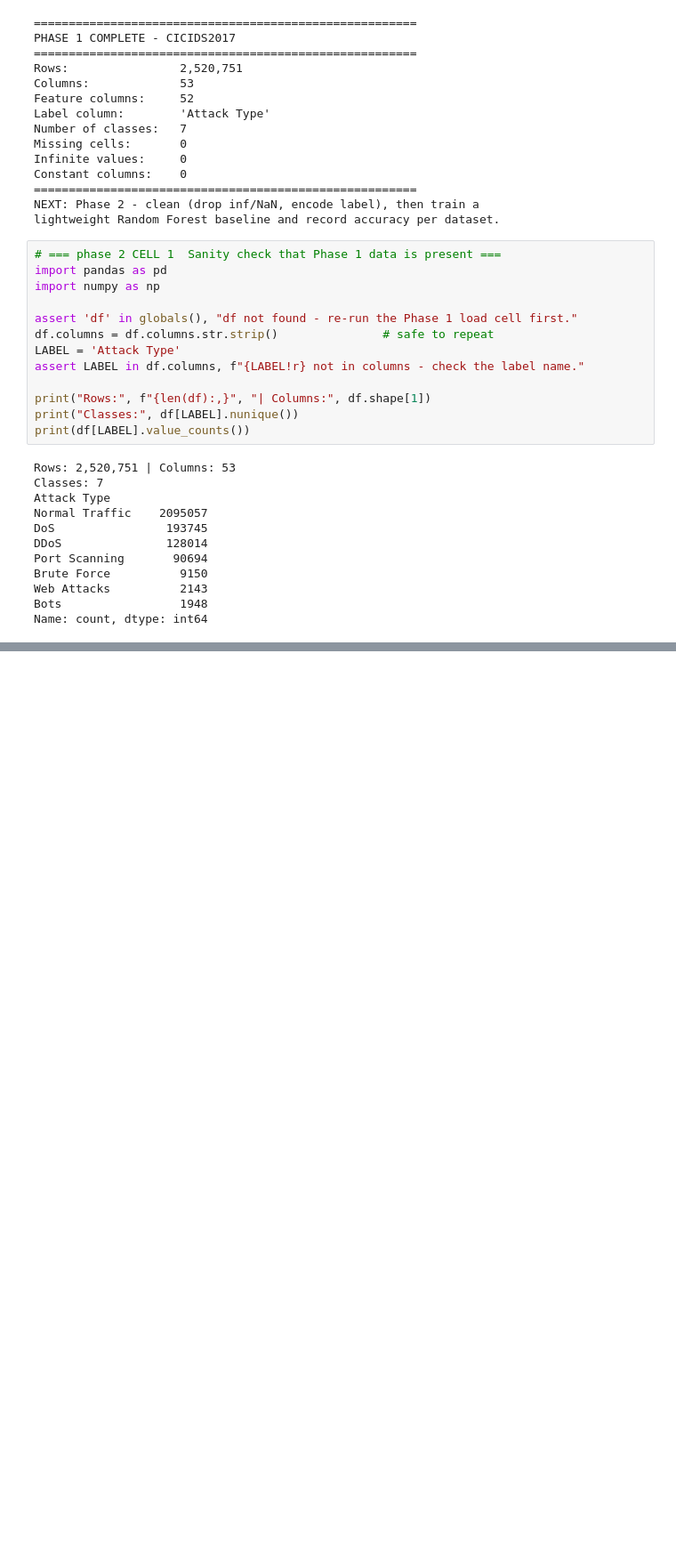
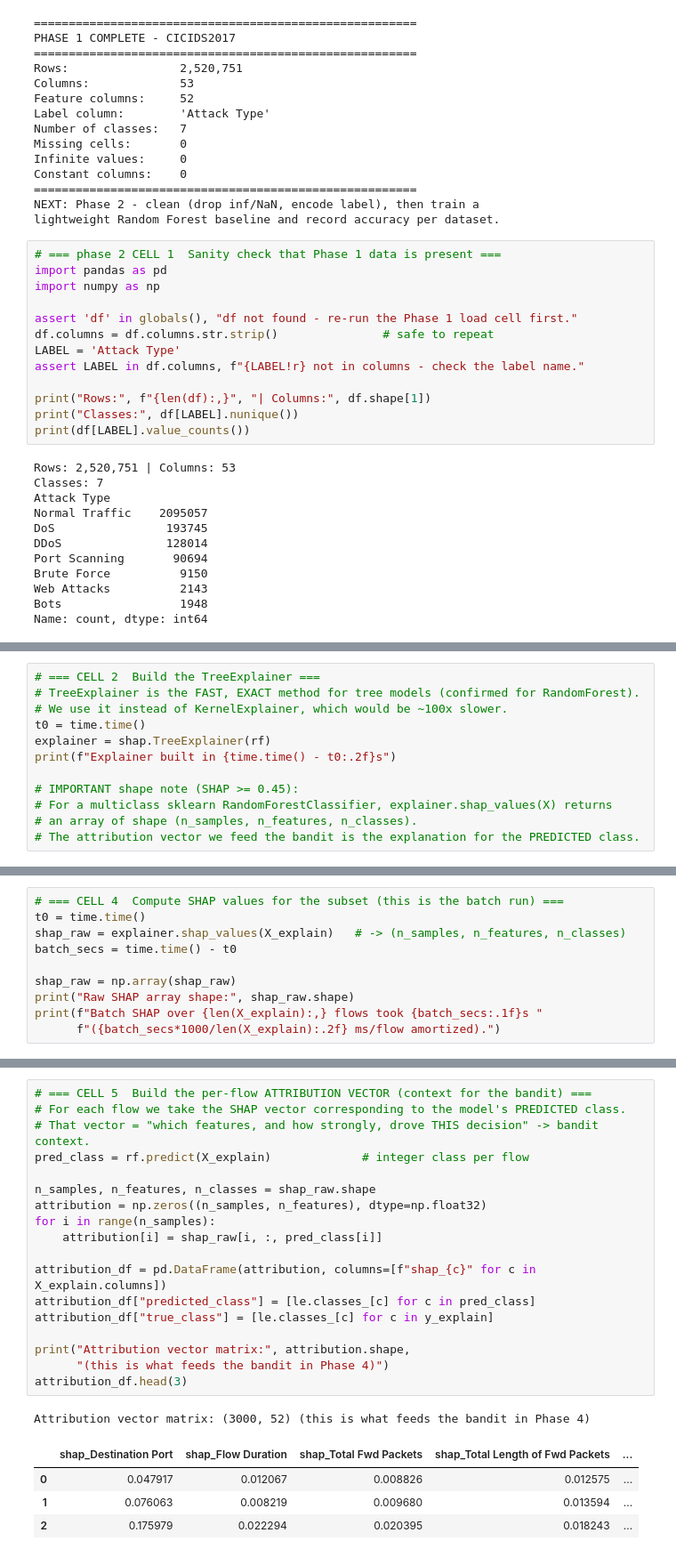
Before and after one commit to dhruvsacharya2007-del/CN_PROJECT, a Jupyter notebook: Phase1_Dataset_Loading.ipynb, the cells around one changed output, grey strips where cells are left out. Shown at 89% size. Saved outputs shown, nothing was run; the diff lists cells and outputs as text; blank space fills up the shorter version.

```diff
--- a/Phase1_Dataset_Loading.ipynb
+++ b/Phase1_Dataset_Loading.ipynb
@@ -430,0 +471,12 @@ vectors, and MEASURE explanation latency (ms per sample).
+# %%
+# === CELL 2  Build the TreeExplainer ===
+# TreeExplainer is the FAST, EXACT method for tree models (confirmed for RandomForest).
+# We use it instead of KernelExplainer, which would be ~100x slower.
+t0 = time.time()
+explainer = shap.TreeExplainer(rf)
+print(f"Explainer built in {time.time() - t0:.2f}s")
+
+# IMPORTANT shape note (SHAP >= 0.45):
+# For a multiclass sklearn RandomForestClassifier, explainer.shap_values(X) returns
+# an array of shape (n_samples, n_features, n_classes).
+# The attribution vector we feed the bandit is the explanation for the PREDICTED class.
@@ -430,0 +505,10 @@ vectors, and MEASURE explanation latency (ms per sample).
+# %%
+# === CELL 4  Compute SHAP values for the subset (this is the batch run) ===
+t0 = time.time()
+shap_raw = explainer.shap_values(X_explain)   # -> (n_samples, n_features, n_classes)
+batch_secs = time.time() - t0
+
+shap_raw = np.array(shap_raw)
+print("Raw SHAP array shape:", shap_raw.shape)
+print(f"Batch SHAP over {len(X_explain):,} flows took {batch_secs:.1f}s "
+      f"({batch_secs*1000/len(X_explain):.2f} ms/flow amortized).")
@@ -430,0 +518,24 @@ vectors, and MEASURE explanation latency (ms per sample).
+# %%
+# === CELL 5  Build the per-flow ATTRIBUTION VECTOR (context for the bandit) ===
+# For each flow we take the SHAP vector corresponding to the model's PREDICTED class.
+# That vector = "which features, and how strongly, drove THIS decision" -> bandit context.
+pred_class = rf.predict(X_explain)             # integer class per flow
+
+n_samples, n_features, n_classes = shap_raw.shape
+attribution = np.zeros((n_samples, n_features), dtype=np.float32)
+for i in range(n_samples):
+    attribution[i] = shap_raw[i, :, pred_class[i]]
+
+attribution_df = pd.DataFrame(attribution, columns=[f"shap_{c}" for c in X_explain.columns])
+attribution_df["predicted_class"] = [le.classes_[c] for c in pred_class]
+attribution_df["true_class"] = [le.classes_[c] for c in y_explain]
+
+print("Attribution vector matrix:", attribution.shape,
+      "(this is what feeds the bandit in Phase 4)")
+attribution_df.head(3)
+# %% [output]
+Attribution vector matrix: (3000, 52) (this is what feeds the bandit in Phase 4)
+|  | shap_Destination Port | shap_Flow Duration | shap_Total Fwd Packets | shap_Total Length of Fwd Packets | ... |
+| 0 | 0.047917 | 0.012067 | 0.008826 | 0.012575 | ... |
+| 1 | 0.076063 | 0.008219 | 0.009680 | 0.013594 | ... |
+| 2 | 0.175979 | 0.022294 | 0.020395 | 0.018243 | ... |
```
Also changed, not shown: parts of 32 cells of this notebook.
